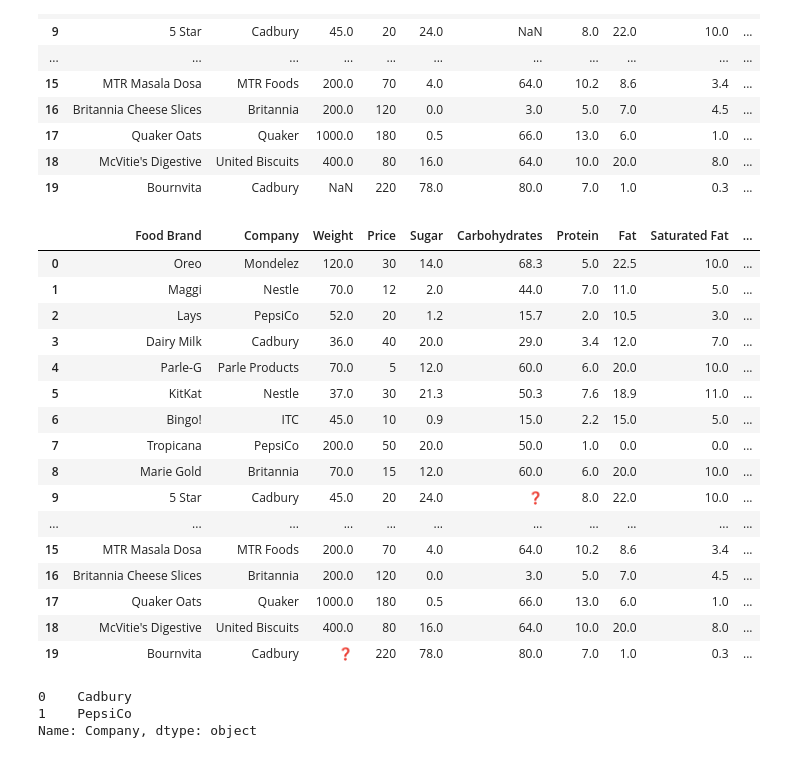
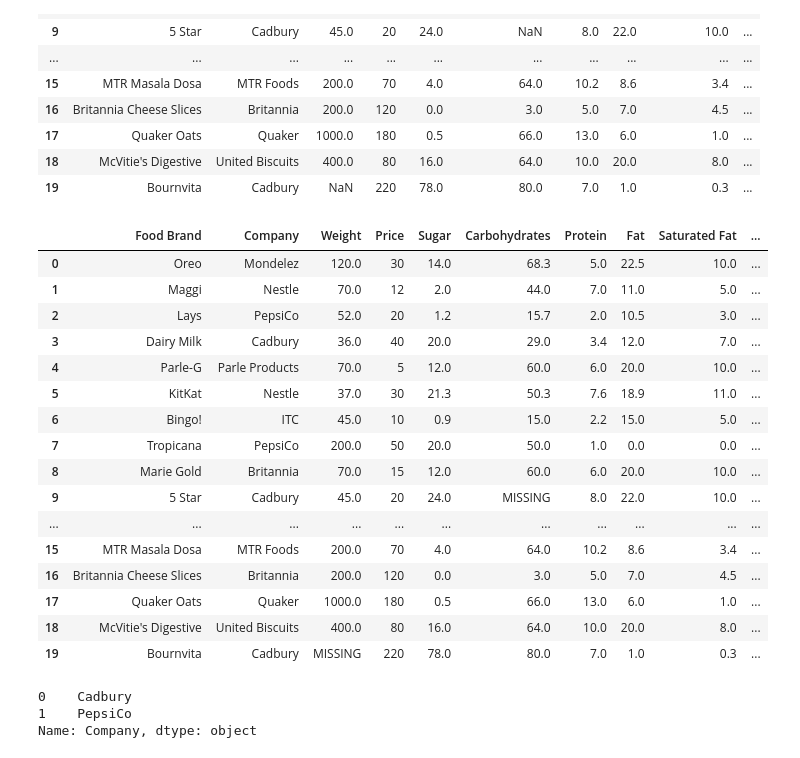
Before and after one commit to SarveshNaik1010/Semester_3, a Jupyter notebook: Data Science/Assignment_1.ipynb, the cells around one changed output. Drawn from its saved outputs; the diff is of its cells as text; code cells hidden in the pictures.

```diff
--- a/Data Science/Assignment_1.ipynb
+++ b/Data Science/Assignment_1.ipynb
@@ -28,26 +28,26 @@ structuredData
 | 18 | McVitie's Digestive | United Biscuits | 400.0 | 80 | 16.0 | 64.0 | 10.0 | 20.0 | 8.0 | ... |
 | 19 | Bournvita | Cadbury | NaN | 220 | 78.0 | 80.0 | 7.0 | 1.0 | 0.3 | ... |
 # %%
-structuredData.fillna(0.0, inplace=True)
+structuredData.fillna("MISSING", inplace=True)
 structuredData
 # %% [output]
 |  | Food Brand | Company | Weight | Price | Sugar | Carbohydrates | Protein | Fat | Saturated Fat | ... |
 | 0 | Oreo | Mondelez | 120.0 | 30 | 14.0 | 68.3 | 5.0 | 22.5 | 10.0 | ... |
 | 1 | Maggi | Nestle | 70.0 | 12 | 2.0 | 44.0 | 7.0 | 11.0 | 5.0 | ... |
 | 2 | Lays | PepsiCo | 52.0 | 20 | 1.2 | 15.7 | 2.0 | 10.5 | 3.0 | ... |
 | 3 | Dairy Milk | Cadbury | 36.0 | 40 | 20.0 | 29.0 | 3.4 | 12.0 | 7.0 | ... |
 | 4 | Parle-G | Parle Products | 70.0 | 5 | 12.0 | 60.0 | 6.0 | 20.0 | 10.0 | ... |
 | 5 | KitKat | Nestle | 37.0 | 30 | 21.3 | 50.3 | 7.6 | 18.9 | 11.0 | ... |
 | 6 | Bingo! | ITC | 45.0 | 10 | 0.9 | 15.0 | 2.2 | 15.0 | 5.0 | ... |
 | 7 | Tropicana | PepsiCo | 200.0 | 50 | 20.0 | 50.0 | 1.0 | 0.0 | 0.0 | ... |
 | 8 | Marie Gold | Britannia | 70.0 | 15 | 12.0 | 60.0 | 6.0 | 20.0 | 10.0 | ... |
-| 9 | 5 Star | Cadbury | 45.0 | 20 | 24.0 | ❓ | 8.0 | 22.0 | 10.0 | ... |
+| 9 | 5 Star | Cadbury | 45.0 | 20 | 24.0 | MISSING | 8.0 | 22.0 | 10.0 | ... |
 | ... | ... | ... | ... | ... | ... | ... | ... | ... | ... | ... |
 | 15 | MTR Masala Dosa | MTR Foods | 200.0 | 70 | 4.0 | 64.0 | 10.2 | 8.6 | 3.4 | ... |
 | 16 | Britannia Cheese Slices | Britannia | 200.0 | 120 | 0.0 | 3.0 | 5.0 | 7.0 | 4.5 | ... |
 | 17 | Quaker Oats | Quaker | 1000.0 | 180 | 0.5 | 66.0 | 13.0 | 6.0 | 1.0 | ... |
 | 18 | McVitie's Digestive | United Biscuits | 400.0 | 80 | 16.0 | 64.0 | 10.0 | 20.0 | 8.0 | ... |
-| 19 | Bournvita | Cadbury | ❓ | 220 | 78.0 | 80.0 | 7.0 | 1.0 | 0.3 | ... |
+| 19 | Bournvita | Cadbury | MISSING | 220 | 78.0 | 80.0 | 7.0 | 1.0 | 0.3 | ... |
 # %%
 structuredData["Company"].mode()
 # %% [output]
```
Also changed, not shown: parts of 2 cells of this notebook, 8 other files.
